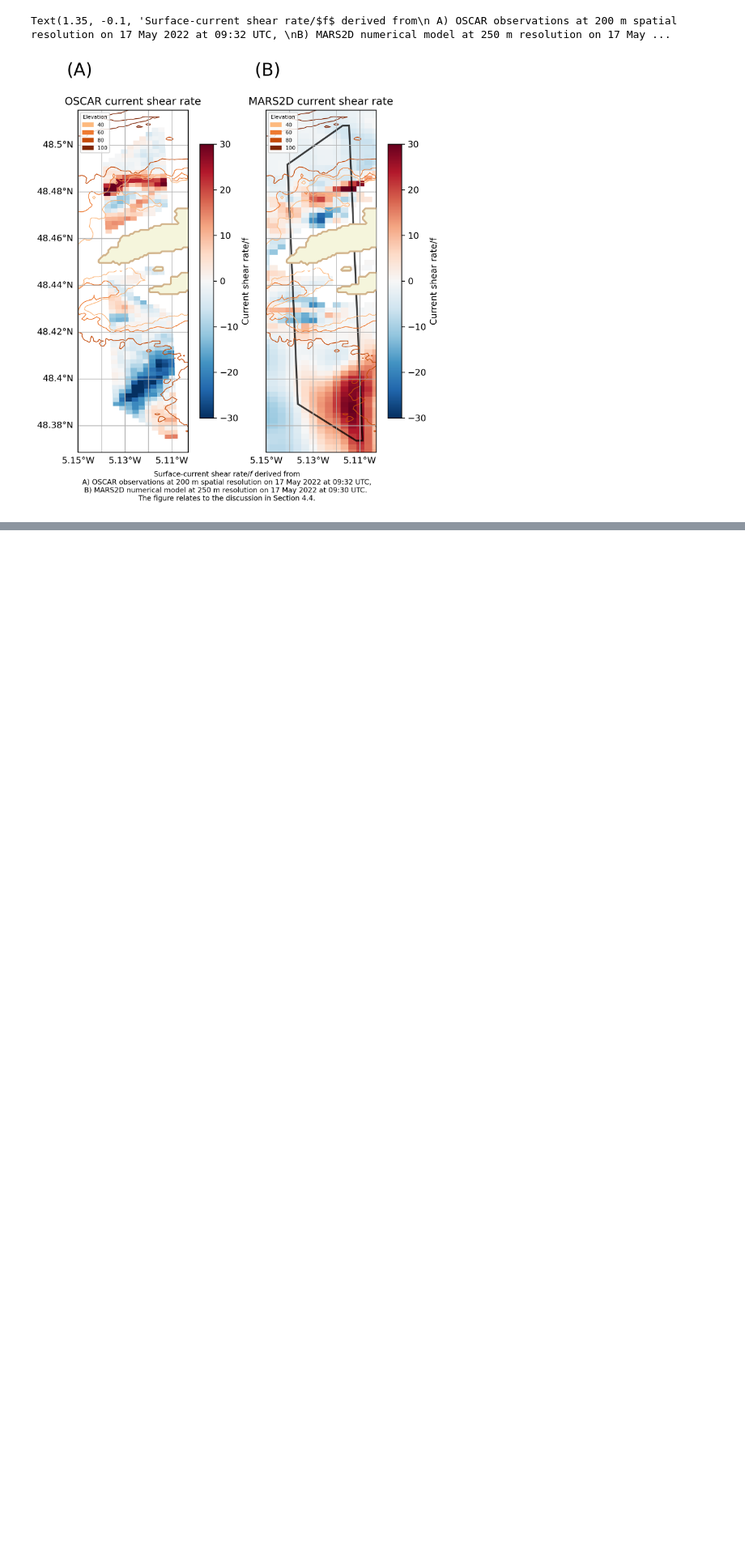
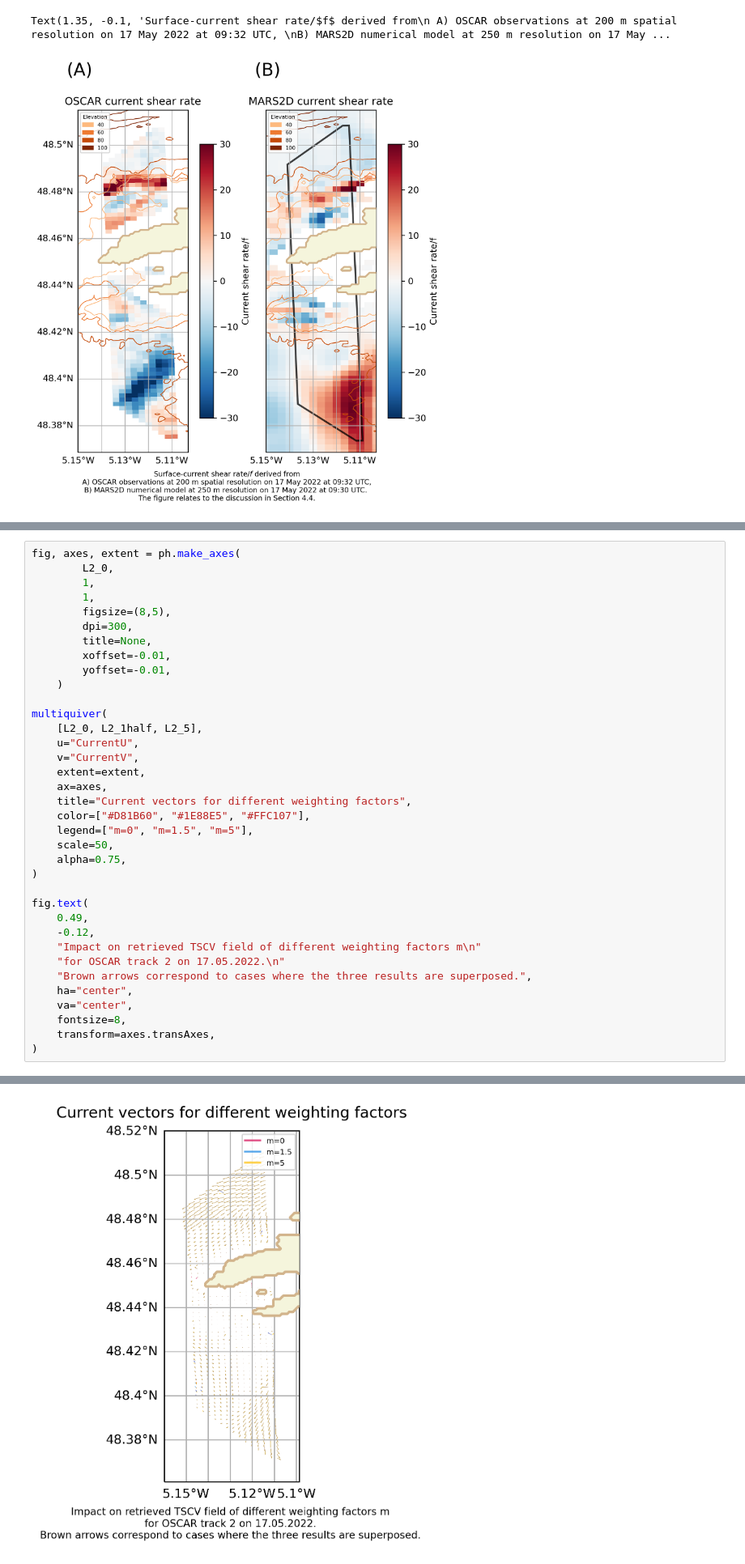
Before and after one commit to JWMichalski/oscarplus, a Jupyter notebook: examples/Iroise Sea divergence paper/Figures_1705.ipynb, the cells around one changed output, grey strips where cells are left out. Shown at 81% size. Drawn from its saved outputs; the diff is of its cells as text; blank space fills up the shorter version.

```diff
--- a/examples/Iroise Sea divergence paper/Figures_1705.ipynb
+++ b/examples/Iroise Sea divergence paper/Figures_1705.ipynb
@@ -429,0 +495,37 @@ Text(1.35, -0.1, 'Surface-current shear rate/$f$ derived from\n A) OSCAR observa
+# %%
+fig, axes, extent = ph.make_axes(
+        L2_0,
+        1,
+        1,
+        figsize=(8,5),
+        dpi=300,
+        title=None,
+        xoffset=-0.01,
+        yoffset=-0.01,
+    )
+
+multiquiver(
+    [L2_0, L2_1half, L2_5],
+    u="CurrentU",
+    v="CurrentV",
+    extent=extent,
+    ax=axes,
+    title="Current vectors for different weighting factors",
+    color=["#D81B60", "#1E88E5", "#FFC107"],
+    legend=["m=0", "m=1.5", "m=5"],
+    scale=50,
+    alpha=0.75,
+)
+
+fig.text(
+    0.49,
+    -0.12,
+    "Impact on retrieved TSCV field of different weighting factors m\n"
+    "for OSCAR track 2 on 17.05.2022.\n"
+    "Brown arrows correspond to cases where the three results are superposed.",
+    ha="center",
+    va="center",
+    fontsize=8,
+    transform=axes.transAxes,
+)
+# %% [output]
@@ -429,0 +533 @@ Text(1.35, -0.1, 'Surface-current shear rate/$f$ derived from\n A) OSCAR observa
+[figure, added]
```
Also changed, not shown: parts of 4 cells of this notebook, 1 other file.
